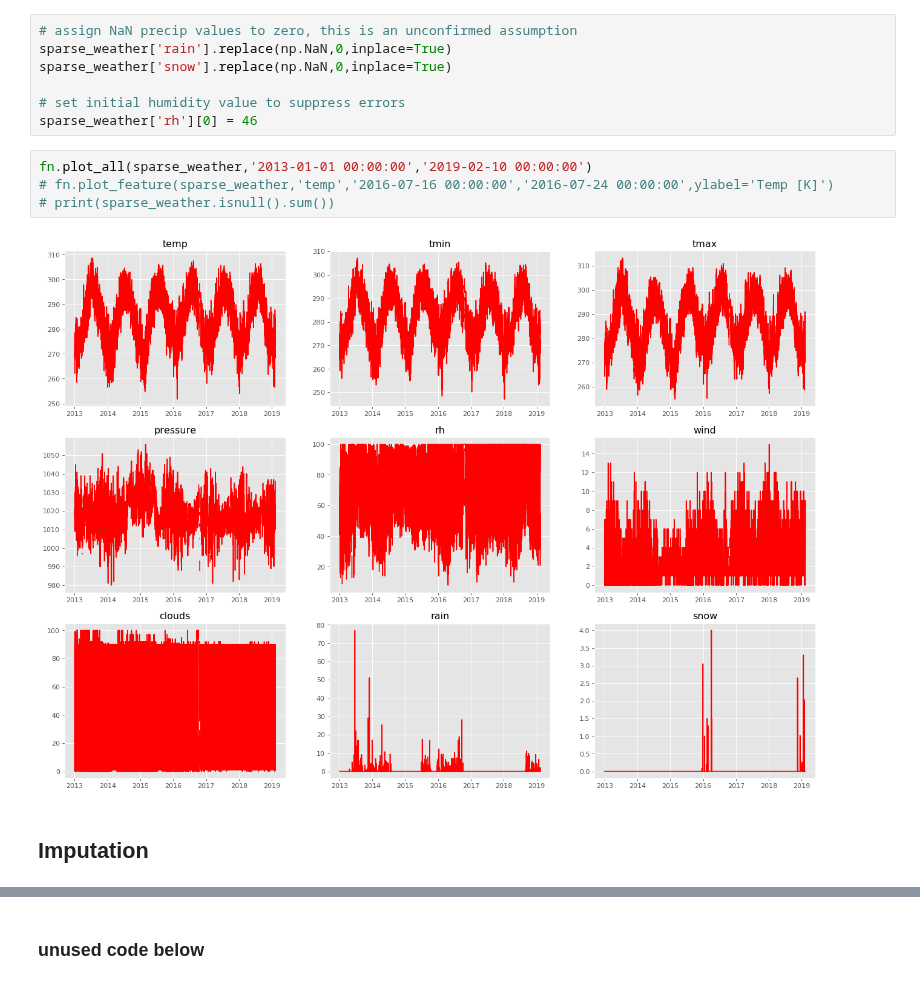
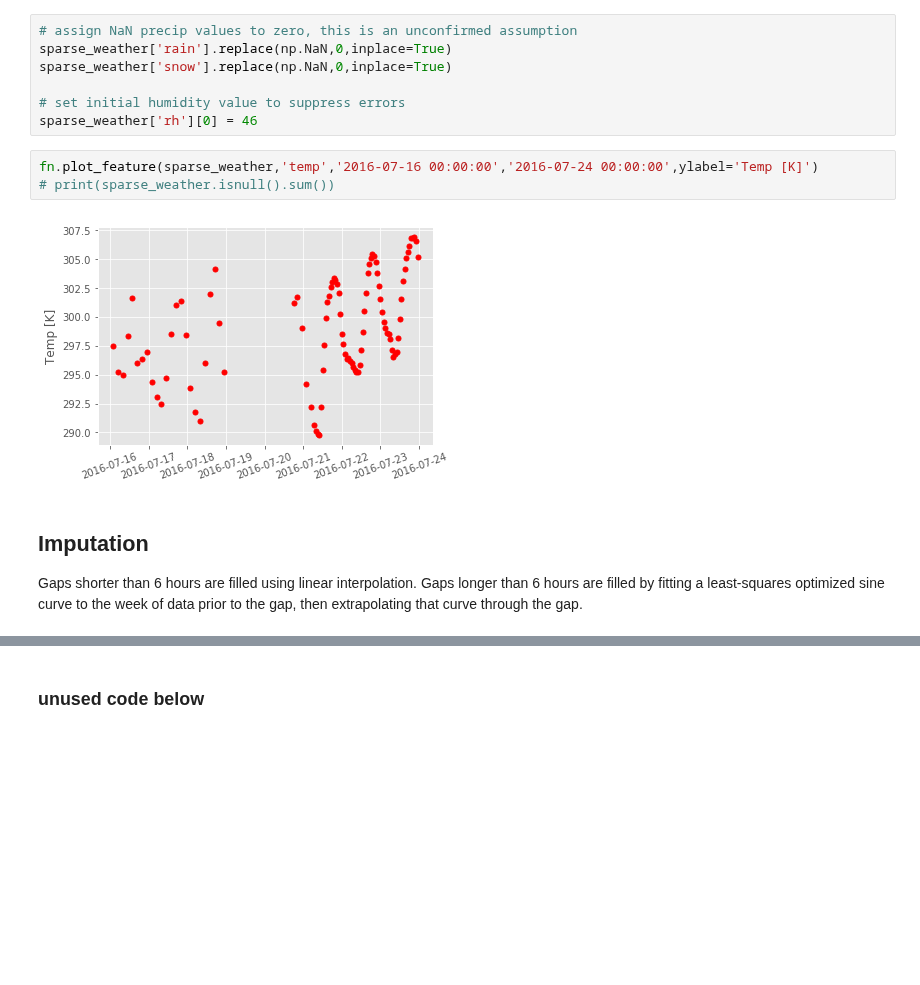
Before and after one commit to kevinkoste/university-load-forecasting, a Jupyter notebook: preprocessing/weather_pipeline.ipynb, the cells around one changed output, grey strips where cells are left out. Saved outputs shown, nothing was run; the diff lists cells and outputs as text; blank space fills up the shorter version.

```diff
--- a/preprocessing/weather_pipeline.ipynb
+++ b/preprocessing/weather_pipeline.ipynb
@@ -70,13 +62,13 @@ sparse_weather['snow'].replace(np.NaN,0,inplace=True)
 # set initial humidity value to suppress errors
 sparse_weather['rh'][0] = 46
 # %%
-fn.plot_all(sparse_weather,'2013-01-01 00:00:00','2019-02-10 00:00:00')
-# fn.plot_feature(sparse_weather,'temp','2016-07-16 00:00:00','2016-07-24 00:00:00',ylabel='Temp [K]')
+fn.plot_feature(sparse_weather,'temp','2016-07-16 00:00:00','2016-07-24 00:00:00',ylabel='Temp [K]')
 # print(sparse_weather.isnull().sum())
 # %% [output]
-[figure, old version]
+[figure, new version]
-# %% [markdown]
-## Imputation
+# %% [markdown]
+## Imputation
+Gaps shorter than 6 hours are filled using linear interpolation. Gaps longer than 6 hours are filled by fitting a least-squares optimized sine curve to the week of data prior to the gap, then extrapolating that curve through the gap.
 # %%
 # impute missing ranges shorter than 6 hours using linear interpolation
 dense_weather = sparse_weather.copy(deep=True)
```
Also changed, not shown: parts of 10 cells of this notebook, 7 other files.
